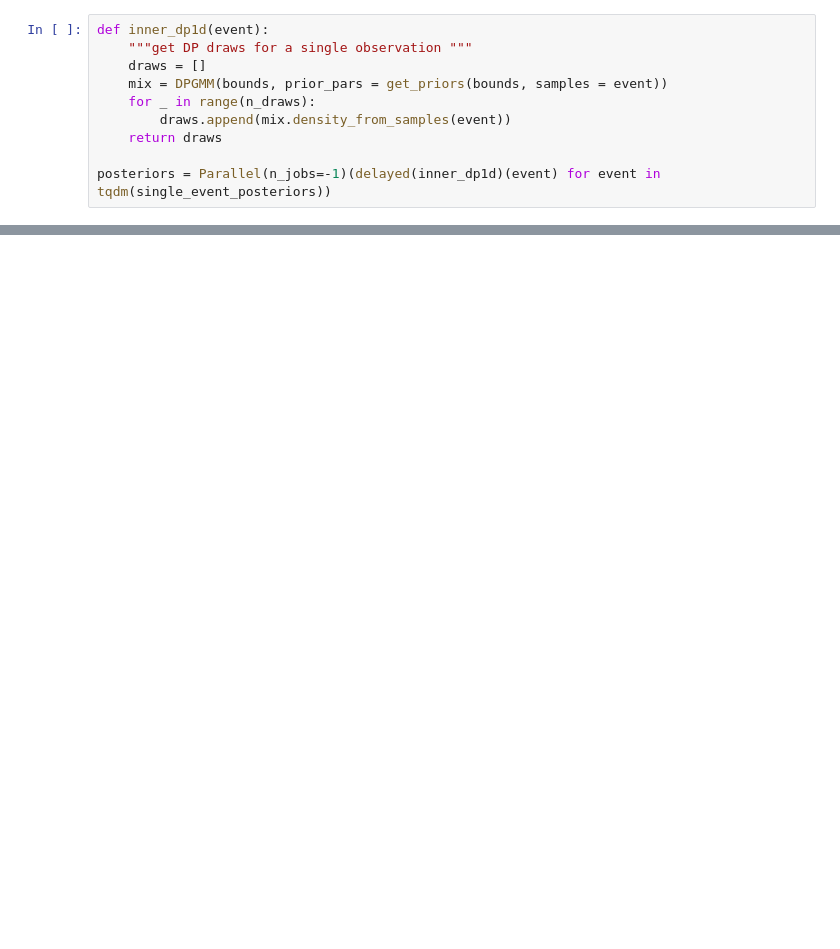
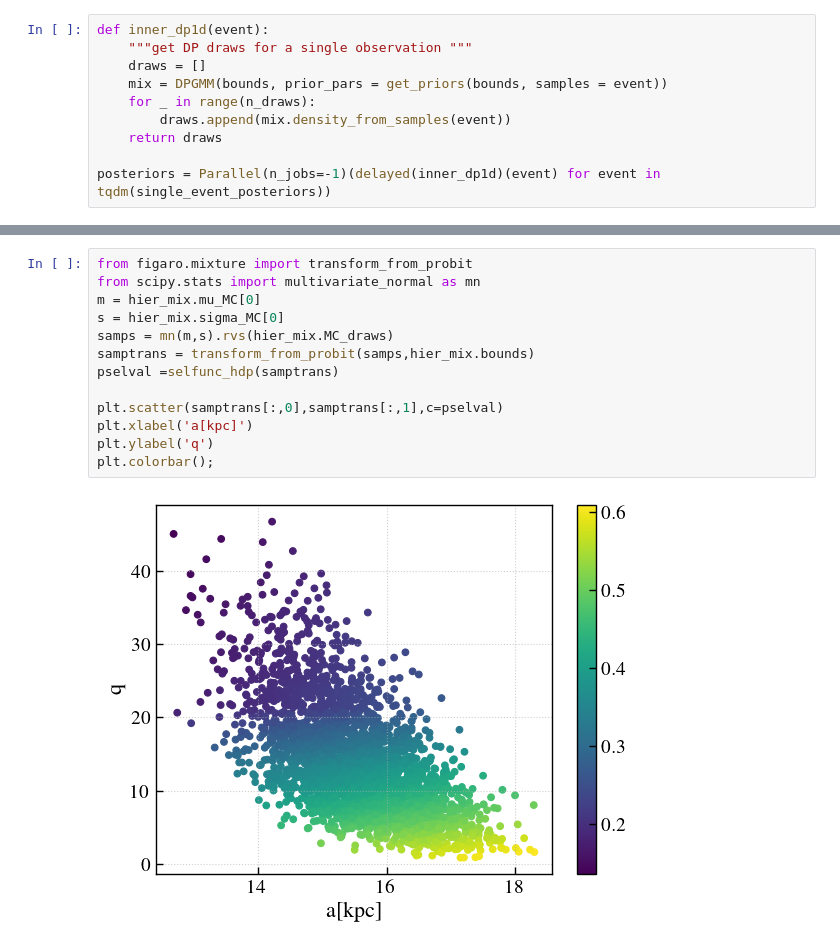
Before and after one commit to insepien/dftime, a Jupyter notebook: notebook/build.ipynb, the cells around one changed output, grey strips where cells are left out. Drawn from its saved outputs; the diff is of its cells as text; blank space fills up the shorter version.

```diff
--- a/notebook/build.ipynb
+++ b/notebook/build.ipynb
@@ -289,0 +311,15 @@ fig = plot_multidim(hier_draws_2d,
+# %%
+from figaro.mixture import transform_from_probit
+from scipy.stats import multivariate_normal as mn
+m = hier_mix.mu_MC[0]
+s = hier_mix.sigma_MC[0]
+samps = mn(m,s).rvs(hier_mix.MC_draws)
+samptrans = transform_from_probit(samps,hier_mix.bounds)
+pselval =selfunc_hdp(samptrans)
+
+plt.scatter(samptrans[:,0],samptrans[:,1],c=pselval)
+plt.xlabel('a[kpc]')
+plt.ylabel('q')
+plt.colorbar();
+# %% [output]
+[figure, added]
```
Also changed, not shown: parts of 18 cells of this notebook, 5 other files.
